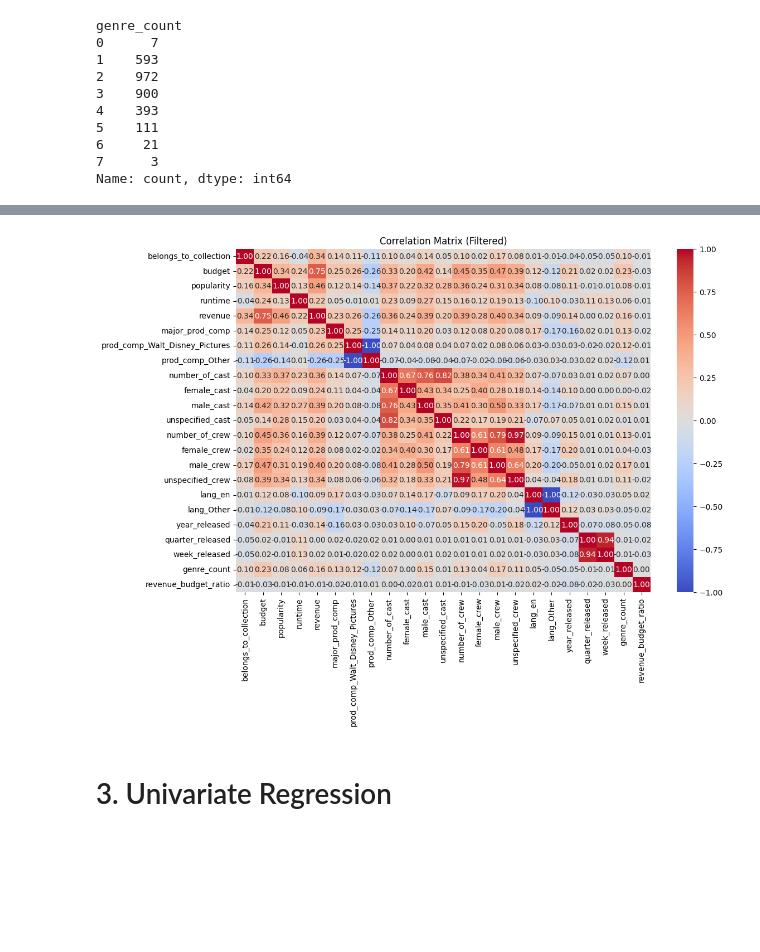
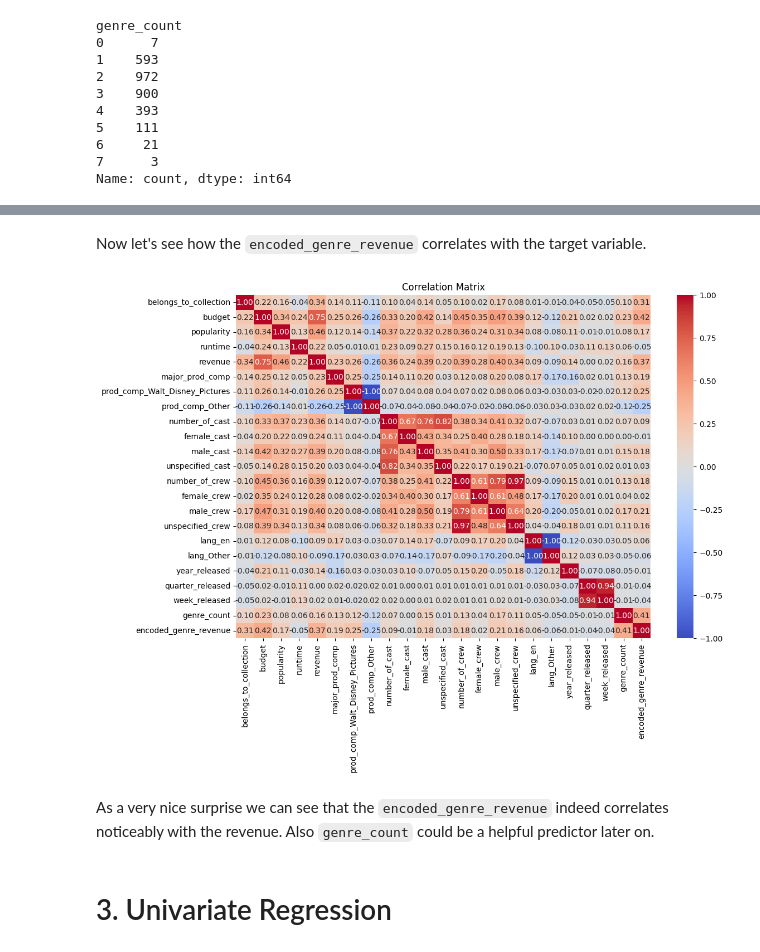
Before and after one commit to 1oannis/tmdb-machine-learning, a Jupyter notebook: tmdb.ipynb, the cells around one changed output, grey strips where cells are left out. Saved outputs shown, nothing was run; the diff lists cells and outputs as text; code cells hidden in the pictures; blank space fills up the shorter version.

Commit message:
fix eda genre

```diff
--- a/tmdb.ipynb
+++ b/tmdb.ipynb
@@ -1018,15 +1016,0 @@ plt.show()
-# %%
-# Function to extract genres
-def extract_genres(genres, index):
-    try:
-        return ast.literal_eval(genres)[index]['name']
-    except (IndexError, ValueError, TypeError):
-        return None
-
-# Create new columns for the first three genres
-train['genre_1'] = train['genres'].apply(lambda x: extract_genres(x, 0))
-train['genre_2'] = train['genres'].apply(lambda x: extract_genres(x, 1))
-train['genre_3'] = train['genres'].apply(lambda x: extract_genres(x, 2))
-
-# Display the first few rows to verify
-train[['genres', 'genre_1', 'genre_2', 'genre_3']].head()
@@ -1104,6 +1016,0 @@ plt.show()
-# %%
-# Calculate the ratio of revenue by budget, handling division by zero
-train['revenue_budget_ratio'] = np.where(train['budget'] == 0, np.nan, train['revenue'] / train['budget'])
-
-# Display the first few rows to verify
-train[['title', 'revenue', 'budget', 'revenue_budget_ratio']].head()
@@ -1153,19 +1078,20 @@ Based on this graph one could think that
+# %% [markdown]
+Now let's see how the `encoded_genre_revenue` correlates with the target variable.
 # %%
 # Select only numeric columns for correlation matrix
 numeric_cols = train.select_dtypes(include=[np.number])
 
 # Calculate the correlation matrix
 corr_matrix = numeric_cols.corr()
 
-# Filter the correlation matrix to include only variables with correlation higher than 0.1 with revenue
-filtered_corr_matrix = corr_matrix[corr_matrix['revenue'].abs() >= 0]
-
 plt.figure(figsize=(12, 8))
-sns.heatmap(filtered_corr_matrix, annot=True, fmt=".2f", cmap="coolwarm")
-plt.title('Correlation Matrix (Filtered)')
+sns.heatmap(corr_matrix, annot=True, fmt=".2f", cmap="coolwarm")
+plt.title('Correlation Matrix')
 plt.show()
 # %% [output]
-[figure, old version]
+[figure, new version]
+# %% [markdown]
+As a very nice surprise we can see that the `encoded_genre_revenue` indeed correlates noticeably with the revenue. Also `genre_count` could be a helpful predictor later on.
 # %% [markdown]
 # 3. Univariate Regression
 # %%
```
Also changed, not shown: parts of 22 cells of this notebook.
